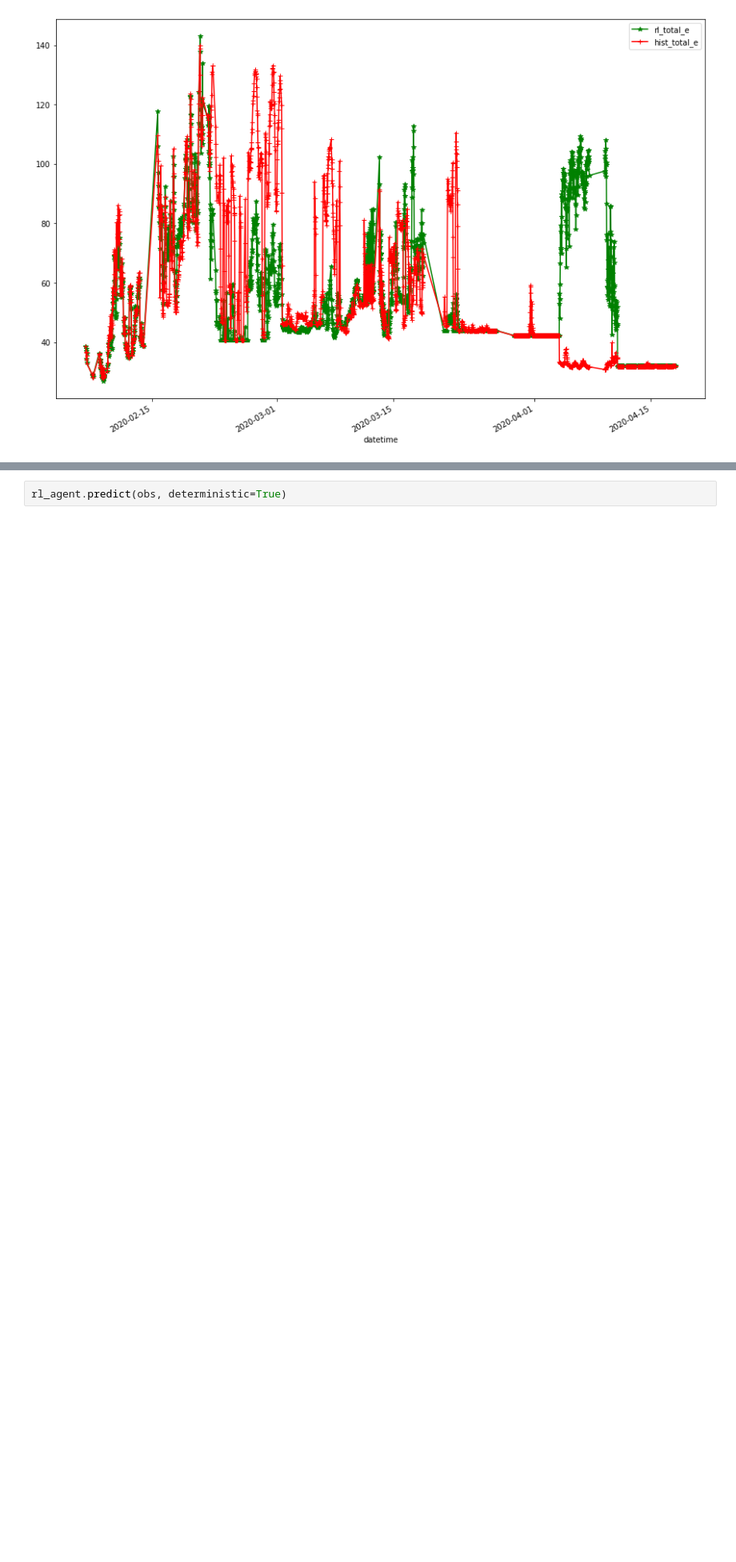
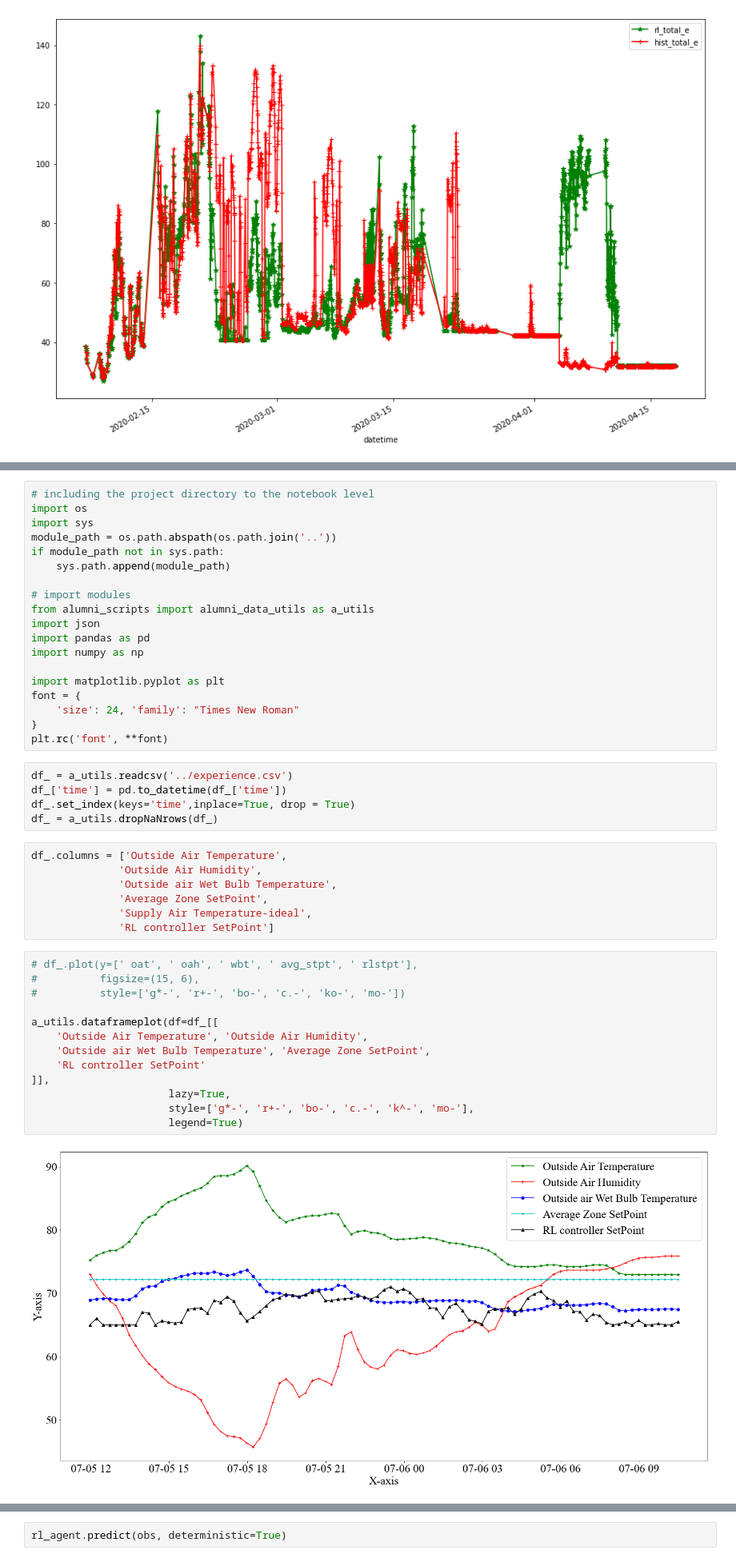
Before and after one commit to AvisekNaug/ah_deployment, a Jupyter notebook: notebooks/Analyzing Experiment Output.ipynb, the cells around one changed output, grey strips where cells are left out. Shown at 80% size. Saved outputs shown, nothing was run; the diff lists cells and outputs as text; blank space fills up the shorter version.

```diff
--- a/notebooks/Analyzing Experiment Output.ipynb
+++ b/notebooks/Analyzing Experiment Output.ipynb
@@ -102,3 +104,49 @@ df_.plot(y=['rl_total_e', 'hist_total_e'],
+# %%
+# including the project directory to the notebook level
+import os
+import sys
+module_path = os.path.abspath(os.path.join('..'))
+if module_path not in sys.path:
+    sys.path.append(module_path)
+
+# import modules
+from alumni_scripts import alumni_data_utils as a_utils
+import json
+import pandas as pd
+import numpy as np
+
+import matplotlib.pyplot as plt
+font = {
+    'size': 24, 'family': "Times New Roman"
+}
+plt.rc('font', **font)
+# %%
+df_ = a_utils.readcsv('../experience.csv')
+df_['time'] = pd.to_datetime(df_['time'])
+df_.set_index(keys='time',inplace=True, drop = True)
+df_ = a_utils.dropNaNrows(df_)
+# %%
+df_.columns = ['Outside Air Temperature',
+              'Outside Air Humidity',
+              'Outside air Wet Bulb Temperature',
+              'Average Zone SetPoint',
+              'Supply Air Temperature-ideal',
+              'RL controller SetPoint']
+# %%
+# df_.plot(y=[' oat', ' oah', ' wbt', ' avg_stpt', ' rlstpt'],
+#          figsize=(15, 6),
+#          style=['g*-', 'r+-', 'bo-', 'c.-', 'ko-', 'mo-'])
+
+a_utils.dataframeplot(df=df_[[
+    'Outside Air Temperature', 'Outside Air Humidity',
+    'Outside air Wet Bulb Temperature', 'Average Zone SetPoint',
+    'RL controller SetPoint'
+]],
+                      lazy=True,
+                      style=['g*-', 'r+-', 'bo-', 'c.-', 'k^-', 'mo-'],
+                      legend=True)
+# %% [output]
+[figure, added]
 # %% [markdown]
 # Code cemetery
 # %%
```
Also changed, not shown: parts of 1 cell of this notebook.
